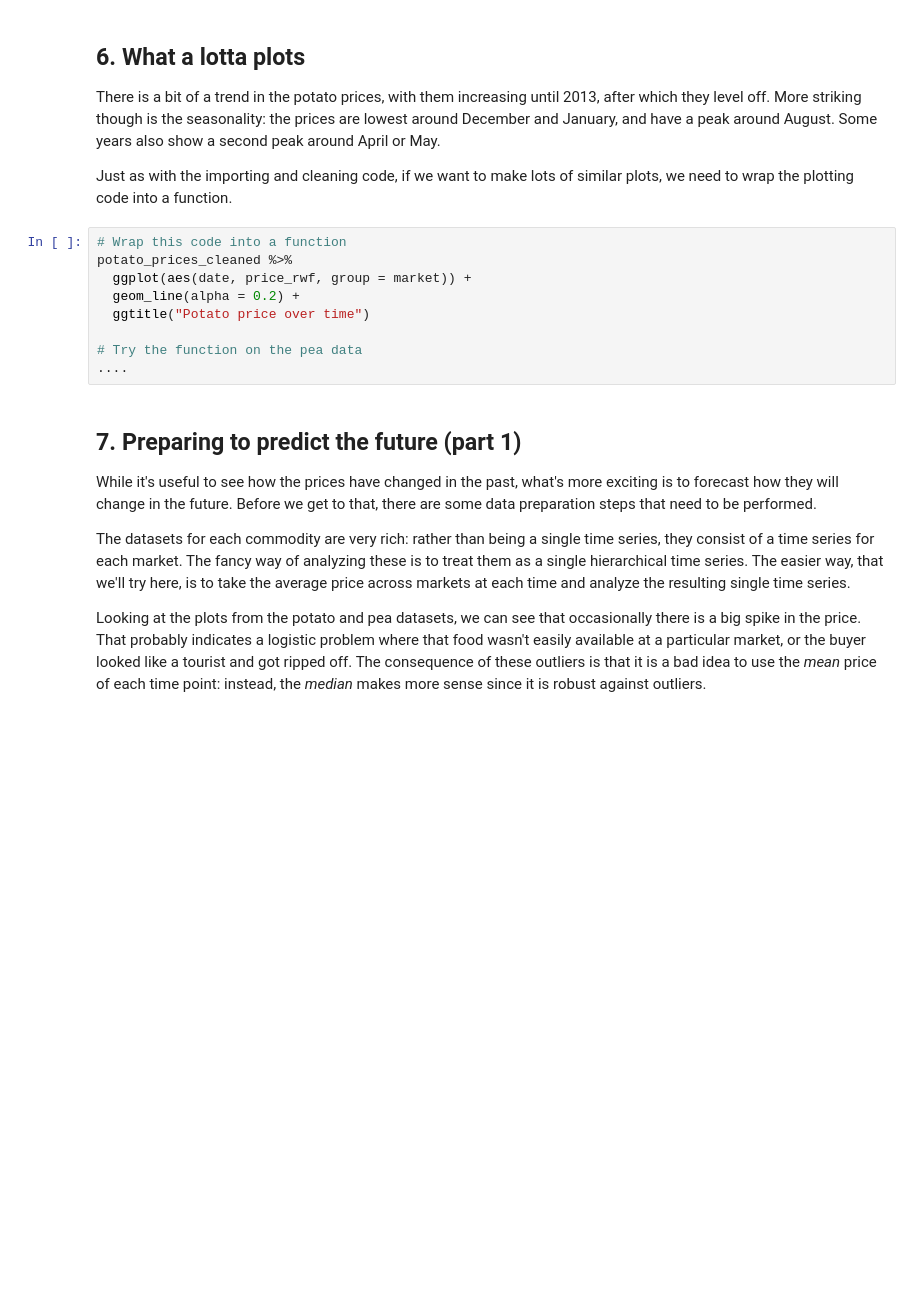
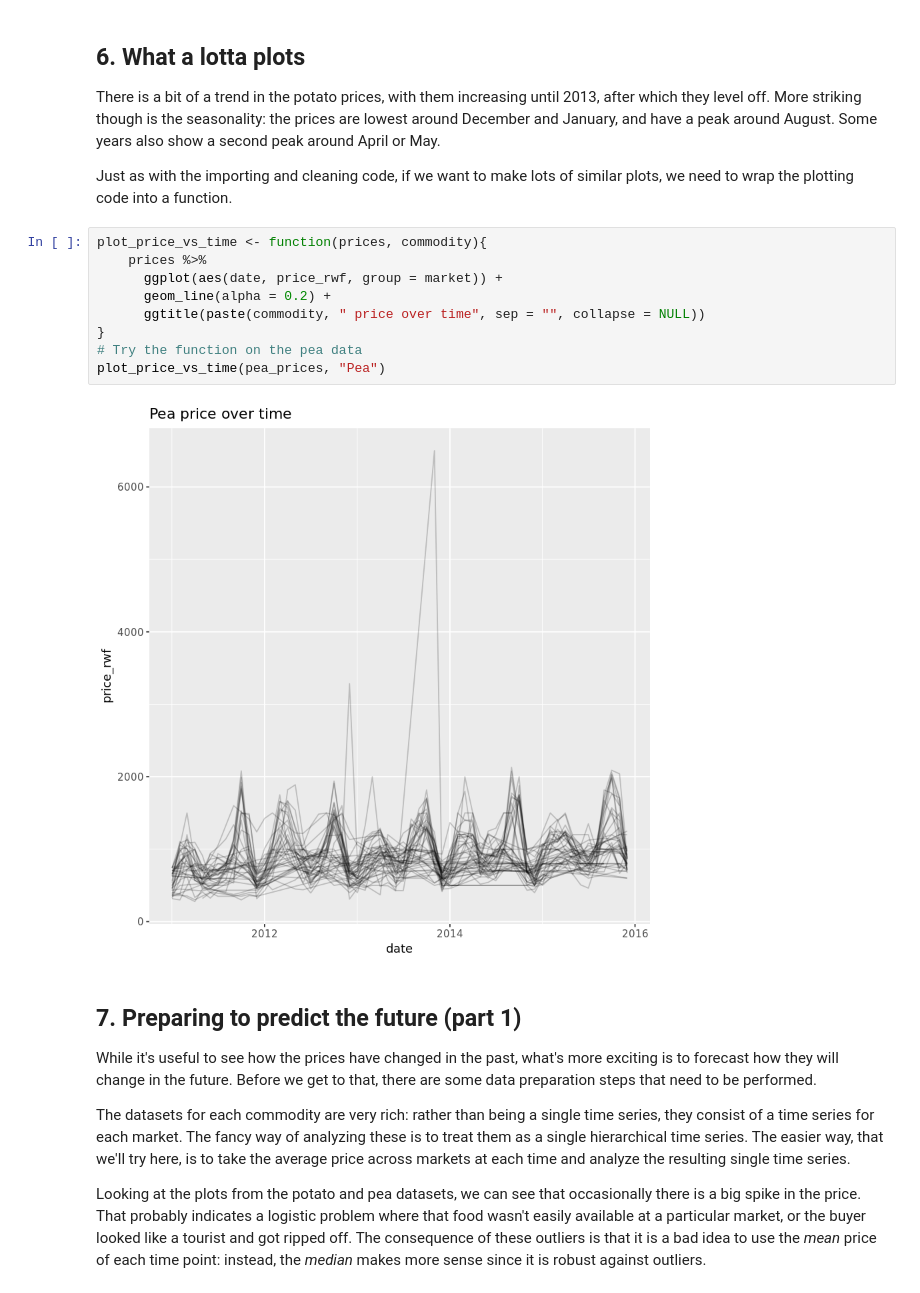
Before and after one commit to mattg12/Forecasting-Food-Prices, a Jupyter notebook: notebook.ipynb, the cells around one changed output. Cells and saved outputs as stored; diff of their text form; blank space fills up the shorter version.

```diff
--- a/notebook.ipynb
+++ b/notebook.ipynb
@@ -162,14 +176,16 @@ glimpse(pea_prices)
 <p>There is a bit of a trend in the potato prices, with them increasing until 2013, after which they level off. More striking though is the seasonality: the prices are lowest around December and January, and have a peak around August. Some years also show a second peak around April or May.</p>
 <p>Just as with the importing and cleaning code, if we want to make lots of similar plots, we need to wrap the plotting code into a function.</p>
 # %%
-# Wrap this code into a function
-potato_prices_cleaned %>%
-  ggplot(aes(date, price_rwf, group = market)) +
-  geom_line(alpha = 0.2) +
-  ggtitle("Potato price over time")
-
+plot_price_vs_time <- function(prices, commodity){
+    prices %>%
+      ggplot(aes(date, price_rwf, group = market)) +
+      geom_line(alpha = 0.2) +
+      ggtitle(paste(commodity, " price over time", sep = "", collapse = NULL))
+}
 # Try the function on the pea data
-....
+plot_price_vs_time(pea_prices, "Pea")
+# %% [output]
+[figure, added]
 # %% [markdown]
 ## 7. Preparing to predict the future (part 1)
 <p>While it's useful to see how the prices have changed in the past, what's more exciting is to forecast how they will change in the future. Before we get to that, there are some data preparation steps that need to be performed.</p>
```
Also changed, not shown: parts of 10 cells of this notebook.
